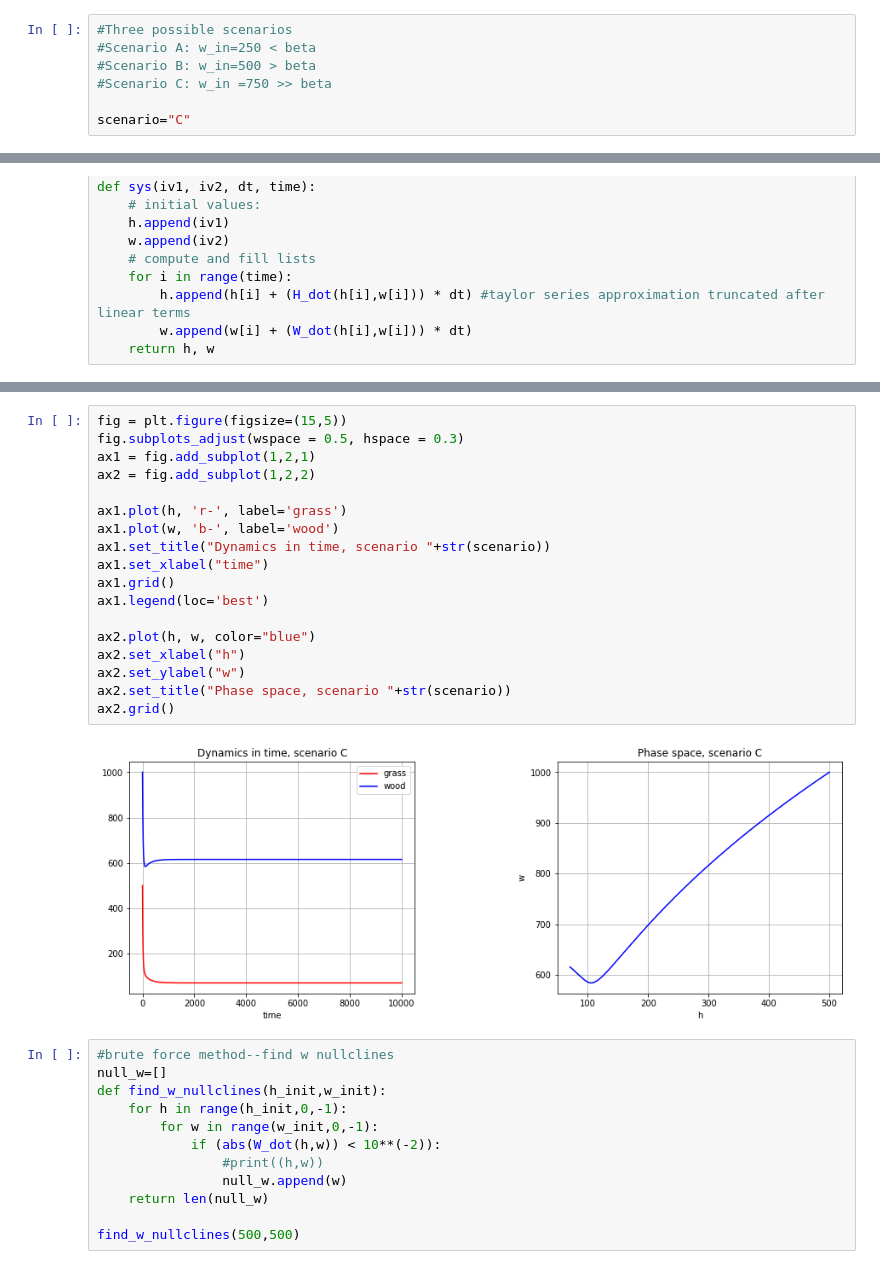
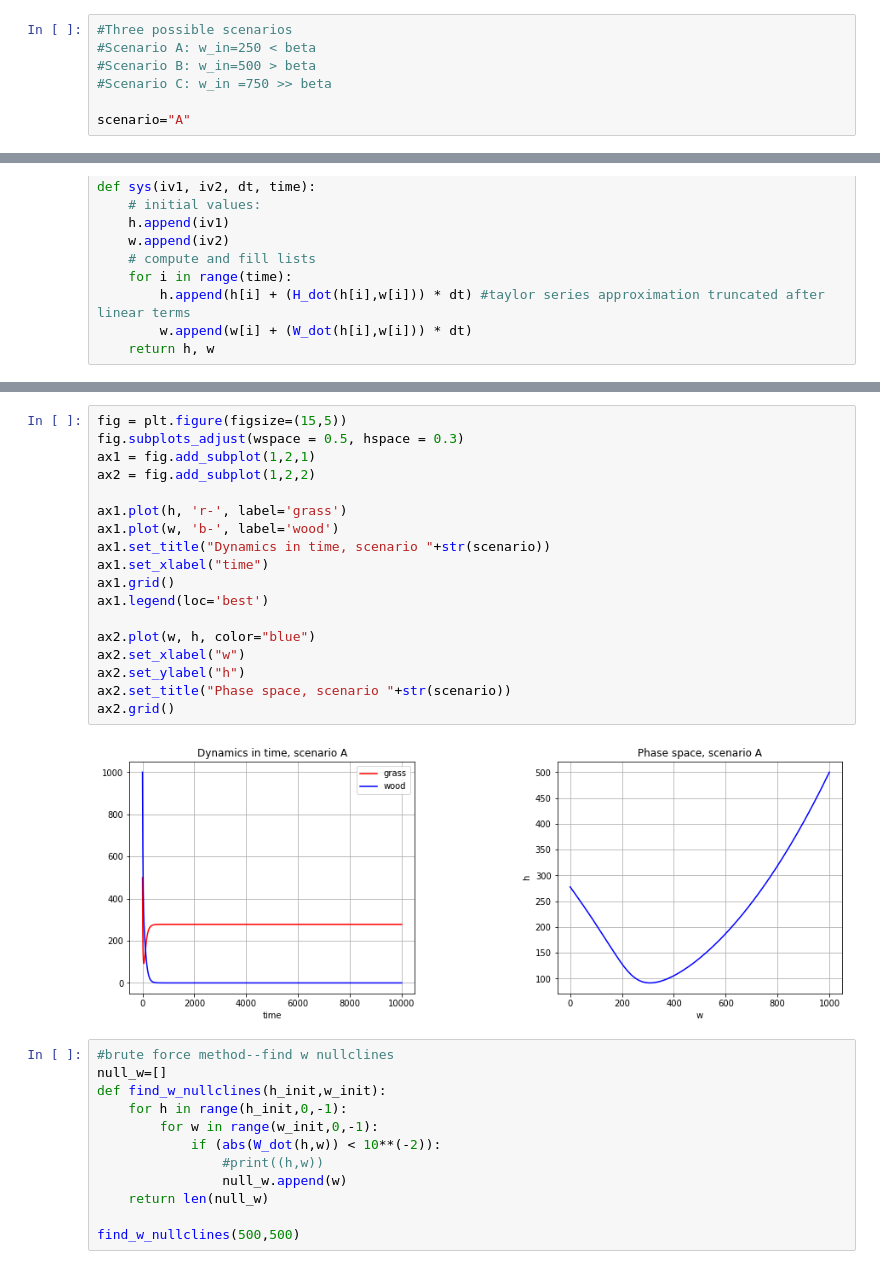
Before and after one commit to o-chandra/stable-states, a Jupyter notebook: Fire Vegetation Model All.ipynb, the cells around one changed output, grey strips where cells are left out. Cells and saved outputs as stored; diff of their text form.

Commit message:
Update Fire Vegetation Model All.ipynb
flipped plots for trajectoryies/phase space for each scenario, now plotting W vs. H(W) as in paper

```diff
--- a/Fire Vegetation Model All.ipynb
+++ b/Fire Vegetation Model All.ipynb
@@ -33,7 +33,7 @@ a=0.5;
 #Scenario B: w_in=500 > beta
 #Scenario C: w_in =750 >> beta
 
-scenario="C"
+scenario="A"
 # %%
 #Define scenario and resulting win (water in), ws, wt parameters (rate of water recharge)
 if (scenario=="A"):
@@ -87,23 +97,23 @@ sys(500, 1000, 0.1, 10000); #initializing with initial values for H,W, time step
 # %%
 fig = plt.figure(figsize=(15,5))
 fig.subplots_adjust(wspace = 0.5, hspace = 0.3)
 ax1 = fig.add_subplot(1,2,1)
 ax2 = fig.add_subplot(1,2,2)
 
 ax1.plot(h, 'r-', label='grass')
 ax1.plot(w, 'b-', label='wood')
 ax1.set_title("Dynamics in time, scenario "+str(scenario))
 ax1.set_xlabel("time")
 ax1.grid()
 ax1.legend(loc='best')
 
-ax2.plot(h, w, color="blue")
-ax2.set_xlabel("h")
-ax2.set_ylabel("w")
+ax2.plot(w, h, color="blue")
+ax2.set_xlabel("w")
+ax2.set_ylabel("h")
 ax2.set_title("Phase space, scenario "+str(scenario))
 ax2.grid()
 # %% [output]
-[figure, old version]
+[figure, new version]
 # %%
 #brute force method--find w nullclines
 null_w=[]
```
Also changed, not shown: parts of 3 cells of this notebook.
